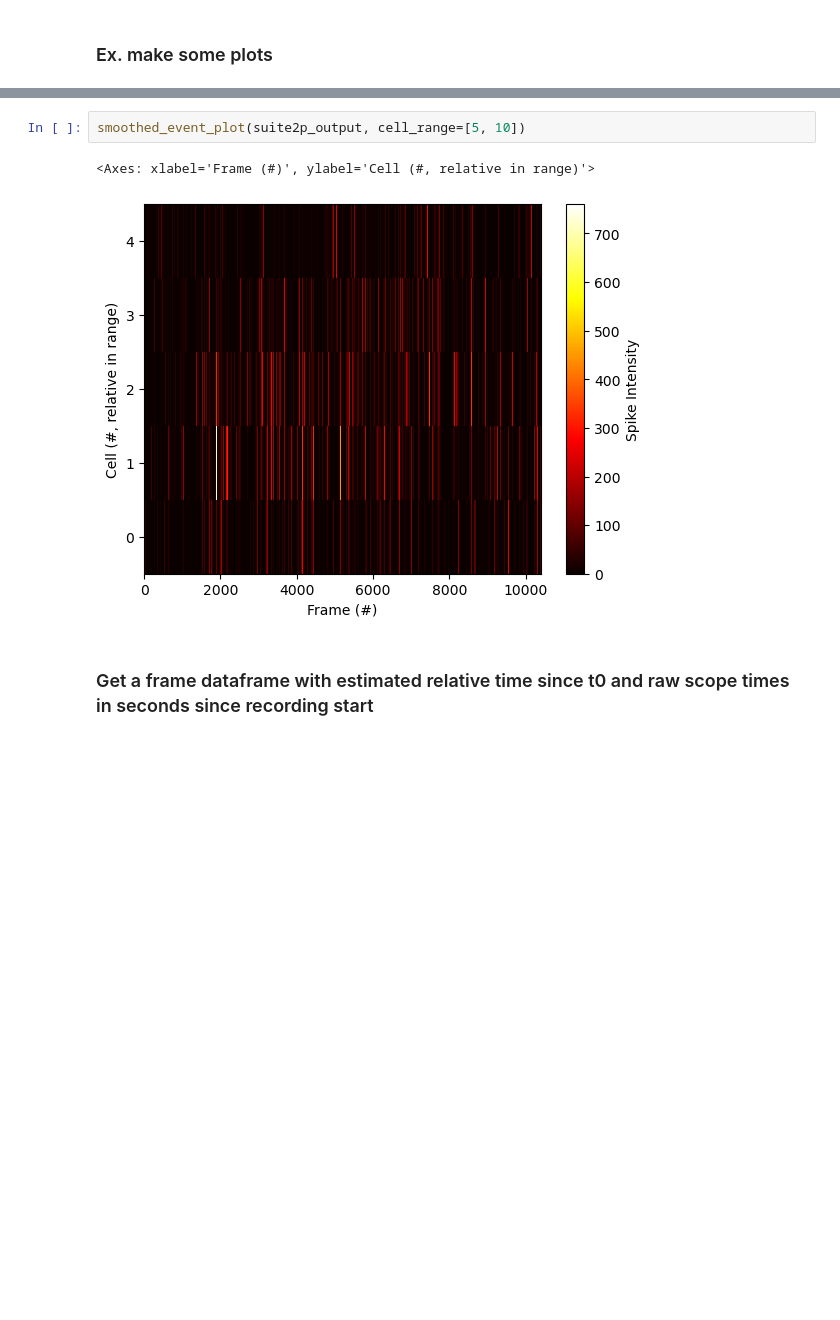
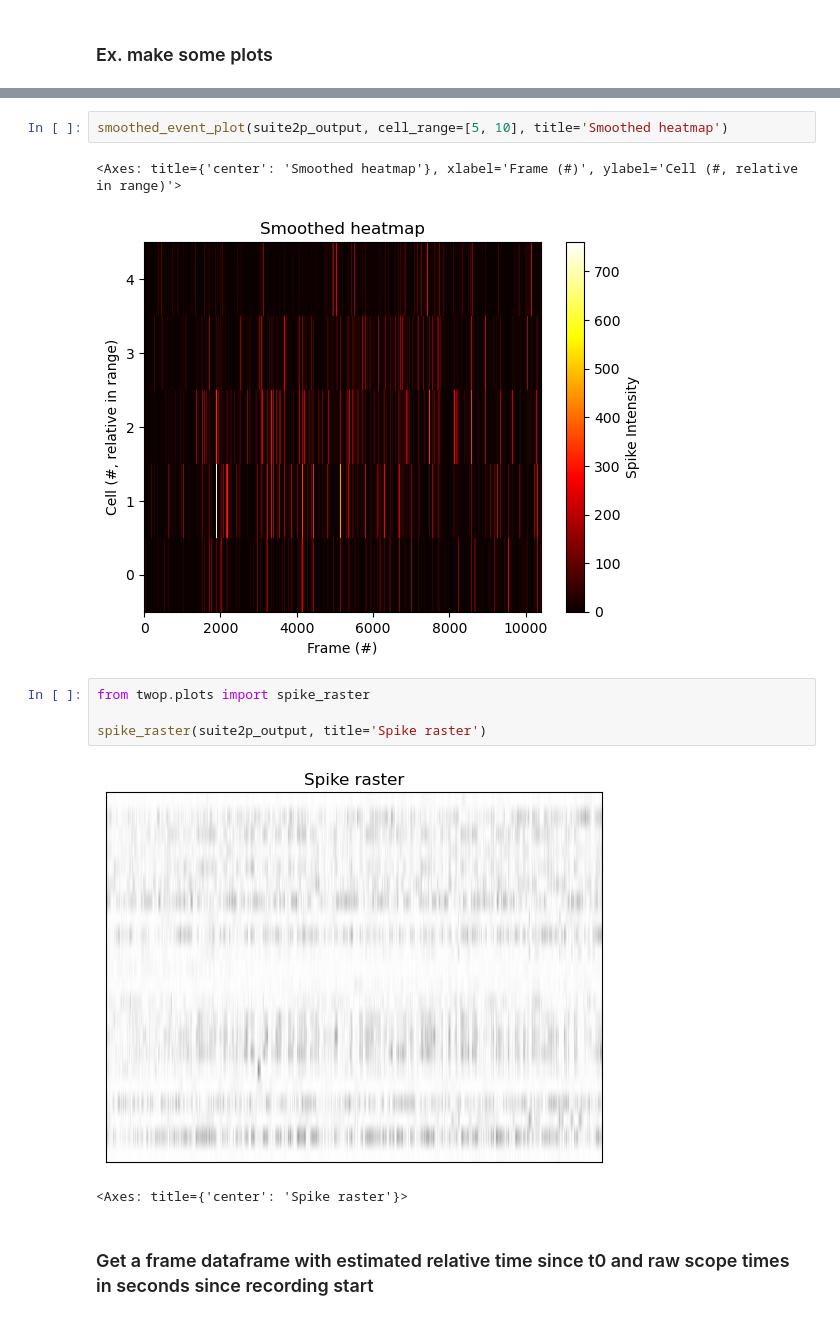
Before and after one commit to giannamattessich/BB_2P_Pipeline, a Jupyter notebook: tutorial.ipynb, the cells around one changed output, grey strips where cells are left out. Cells and saved outputs as stored; diff of their text form; blank space fills up the shorter version.

```diff
--- a/tutorial.ipynb
+++ b/tutorial.ipynb
@@ -185,8 +195,15 @@ plot_dff_traces(suite2p_output, cell_range=[5,10])
 # %%
-smoothed_event_plot(suite2p_output, cell_range=[5, 10])
+smoothed_event_plot(suite2p_output, cell_range=[5, 10], title='Smoothed heatmap')
 # %% [output]
-<Axes: xlabel='Frame (#)', ylabel='Cell (#, relative in range)'>
+<Axes: title={'center': 'Smoothed heatmap'}, xlabel='Frame (#)', ylabel='Cell (#, relative in range)'>
-[figure, old version]
+[figure, new version]
+# %%
+from twop.plots import spike_raster
+
+spike_raster(suite2p_output, title='Spike raster')
+# %% [output]
+[figure, added]
+<Axes: title={'center': 'Spike raster'}>
 # %% [markdown]
 ### Get a frame dataframe with estimated relative time since t0 and raw scope times in seconds since recording start
 # %%
```
Also changed, not shown: parts of 13 cells of this notebook, 10 other files.
